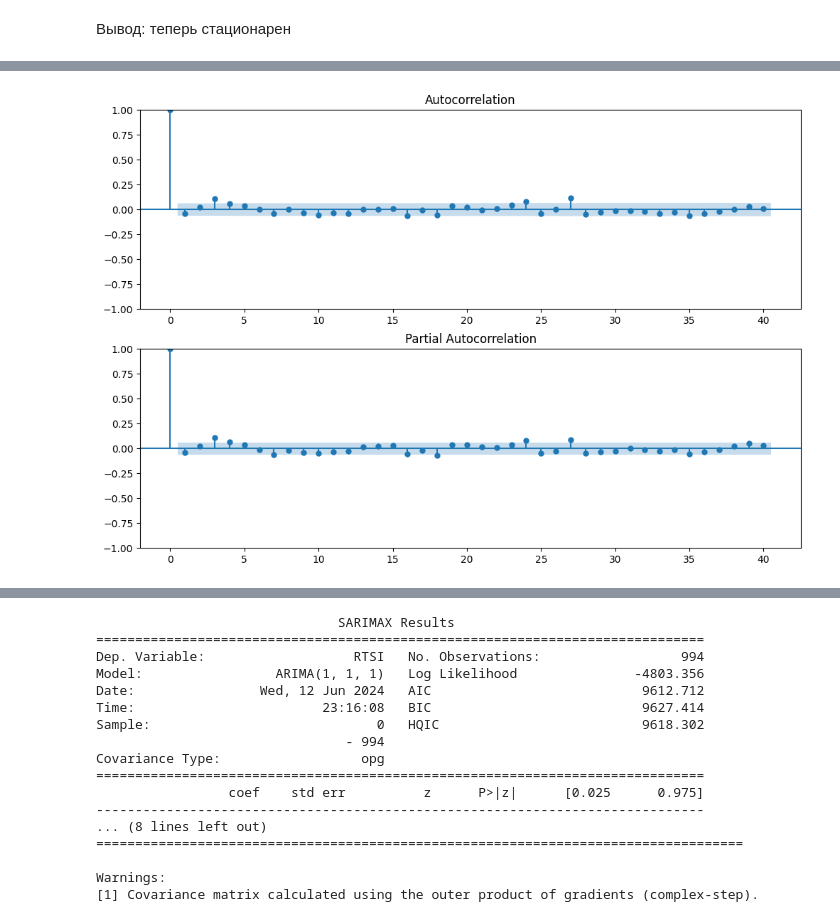
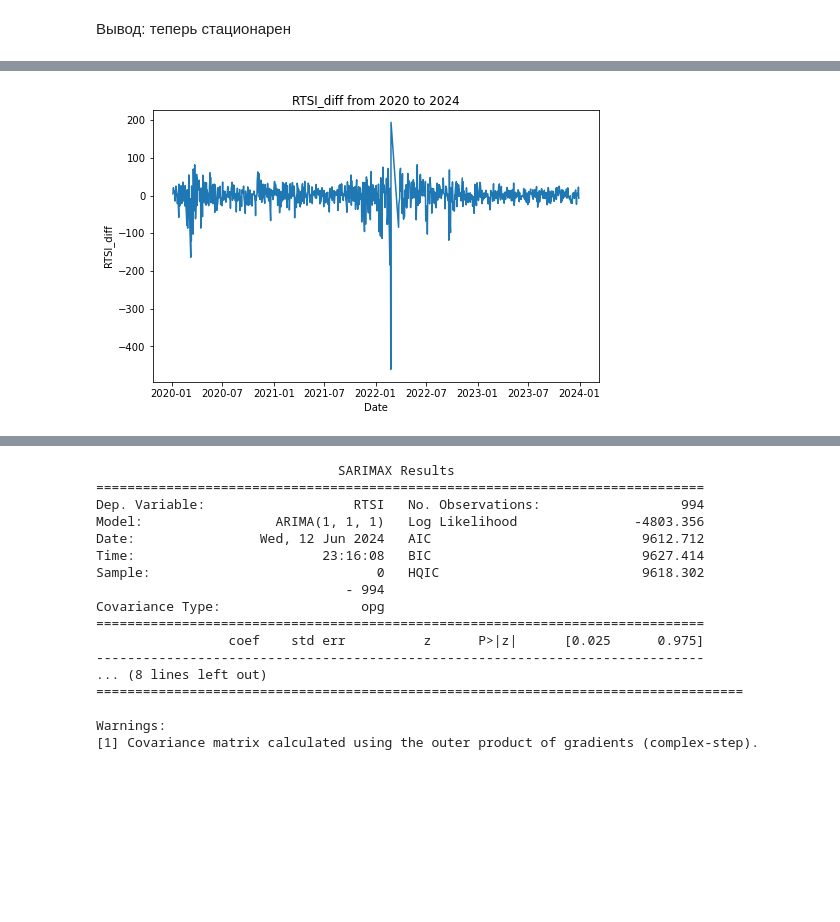
Before and after one commit to vladimirKarlov01/portfolio-risk, a Jupyter notebook: analyze_risk_factors.ipynb, the cells around one changed output, grey strips where cells are left out. Saved outputs shown, nothing was run; the diff lists cells and outputs as text; code cells hidden in the pictures; blank space fills up the shorter version.

```diff
--- a/analyze_risk_factors.ipynb
+++ b/analyze_risk_factors.ipynb
@@ -86,8 +102,4 @@ plt.show()
-# %%
-# ACF и PACF
-fig, ax = plt.subplots(2, 1, figsize=(12, 8))
-plot_acf(data['RTSI_diff'].dropna(), lags=40, ax=ax[0])
-plot_pacf(data['RTSI_diff'].dropna(), lags=40, ax=ax[1])
-plt.show()
-# %% [output]
-[figure, removed]
+# %%
+plot_ts(data, 'RTSI_diff', 'Date')
+# %% [output]
+[figure, added]
```
Also changed, not shown: parts of 59 cells of this notebook.
